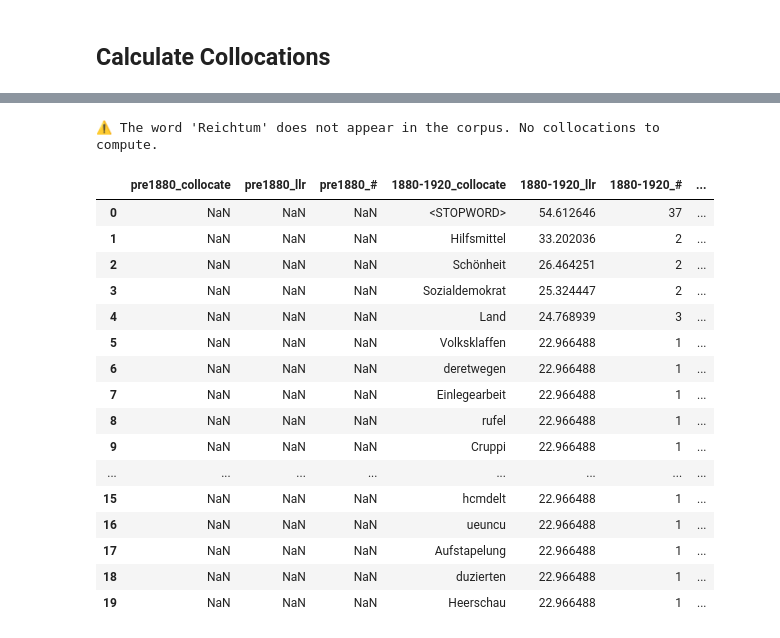
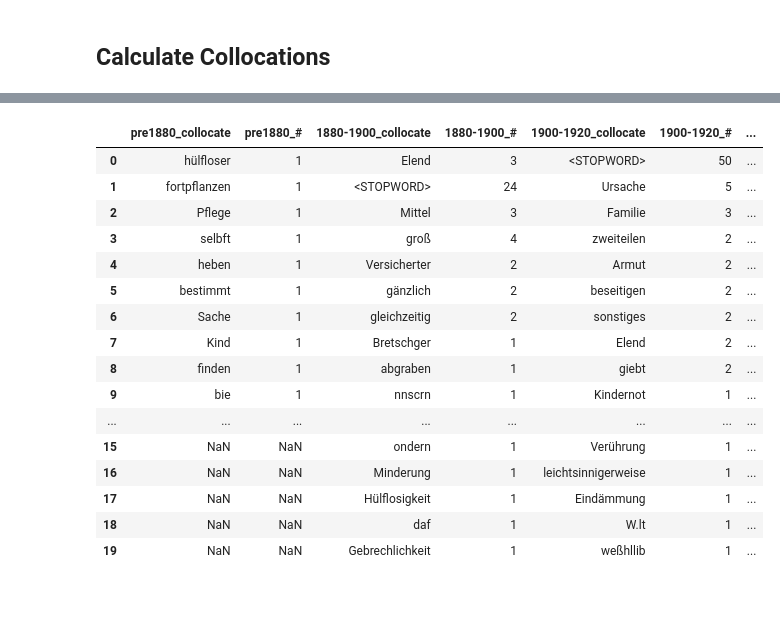
Before and after one commit to zentralbibliothek-zuerich/zblab-summerschool-2026, a Jupyter notebook: notebooks/03_frequency_and_keyness.ipynb, the cells around one changed output, grey strips where cells are left out. Cells and saved outputs as stored; diff of their text form; code cells hidden in the pictures; blank space fills up the shorter version.

```diff
--- a/notebooks/03_frequency_and_keyness.ipynb
+++ b/notebooks/03_frequency_and_keyness.ipynb
@@ -471,7 +479,7 @@ colloc_df
 # %%
 df_pre1920 = raw_df[raw_df["year"] < 1920]
 df_post1920 = raw_df[raw_df["year"] >= 1920]
-from typing import Literal
+from typing import List, Literal
 
 class CollocationComparer:
     def __init__(self, dfs: dict[str, pd.DataFrame], column: str, window: int = 5, mask_stopwords: bool = False):
@@ -485,10 +493,10 @@ class CollocationComparer:
             for name, df in dfs.items()
         }
 
-    def compare_collocations_for_word(self, node: str, metric: Literal["llr", "lr", "mi"] = "llr") -> pd.DataFrame:
+    def compare_collocations_for_word(self, node: str | List[str], metric: Literal["llr", "lr", "mi"] = "llr") -> pd.DataFrame:
         colloc_dfs = {}
         for name, engine in self.engines.items():
-            colloc_dfs[name] = engine.get_collocations_for_word(node)
+            colloc_dfs[name] = engine.get_collocations_for_word(node, metric=metric)
 
         col_names = []
         col_names.append("Rank")
@@ -499,41 +507,39 @@ class CollocationComparer:
         comparison_df = pd.DataFrame()
 
         for name, colloc_df in colloc_dfs.items():
-            colloc_df = colloc_df.sort_values(by=metric, ascending=False).head(20)
+            colloc_df = colloc_df.sort_values(by="metric", ascending=False).head(20)
             colloc_df = colloc_df.reset_index(drop=True)
-            colloc_df = colloc_df[[f"collocate", metric, "o_n_c"]]
-            colloc_df.columns = [f"{name}_collocate", f"{name}_{metric}", f"{name}_#"]
+            colloc_df = colloc_df[["collocate", "o_n_c"]]
+            colloc_df.columns = [f"{name}_collocate", f"{name}_#"]
             comparison_df = pd.concat([comparison_df, colloc_df], axis=1)
 
         return comparison_df
 
-
-
 dfs = {
     "pre1880": raw_df[raw_df["year"] < 1880],
-    "1880-1920": raw_df[(raw_df["year"] >= 1880) & (raw_df["year"] < 1920)],
+    "1880-1900": raw_df[(raw_df["year"] >= 1880) & (raw_df["year"] < 1900)],
+    "1900-1920": raw_df[(raw_df["year"] >= 1900) & (raw_df["year"] < 1920)],
     "post1920": raw_df[raw_df["year"] >= 1920],
 }
 
 comparer = CollocationComparer(dfs, column="lemmas", window=5, mask_stopwords=True)
-comparison_df = comparer.compare_collocations_for_word("Reichtum", metric="llr")
-comparison_df
-# %% [output]
-⚠️ The word 'Reichtum' does not appear in the corpus. No collocations to compute.
-|  | pre1880_collocate | pre1880_llr | pre1880_# | 1880-1920_collocate | 1880-1920_llr | 1880-1920_# | ... |
-| 0 | NaN | NaN | NaN | <STOPWORD> | 54.612646 | 37 | ... |
-| 1 | NaN | NaN | NaN | Hilfsmittel | 33.202036 | 2 | ... |
-| 2 | NaN | NaN | NaN | Schönheit | 26.464251 | 2 | ... |
-| 3 | NaN | NaN | NaN | Sozialdemokrat | 25.324447 | 2 | ... |
-| 4 | NaN | NaN | NaN | Land | 24.768939 | 3 | ... |
-| 5 | NaN | NaN | NaN | Volksklaffen | 22.966488 | 1 | ... |
-| 6 | NaN | NaN | NaN | deretwegen | 22.966488 | 1 | ... |
-| 7 | NaN | NaN | NaN | Einlegearbeit | 22.966488 | 1 | ... |
-| 8 | NaN | NaN | NaN | rufel | 22.966488 | 1 | ... |
-| 9 | NaN | NaN | NaN | Cruppi | 22.966488 | 1 | ... |
-| ... | ... | ... | ... | ... | ... | ... | ... |
-| 15 | NaN | NaN | NaN | hcmdelt | 22.966488 | 1 | ... |
-| 16 | NaN | NaN | NaN | ueuncu | 22.966488 | 1 | ... |
-| 17 | NaN | NaN | NaN | Aufstapelung | 22.966488 | 1 | ... |
-| 18 | NaN | NaN | NaN | duzierten | 22.966488 | 1 | ... |
-| 19 | NaN | NaN | NaN | Heerschau | 22.966488 | 1 | ... |
+# %%
+comparer.compare_collocations_for_word(["Armut"], metric="llr")
+# %% [output]
+|  | pre1880_collocate | pre1880_# | 1880-1900_collocate | 1880-1900_# | 1900-1920_collocate | 1900-1920_# | ... |
+| 0 | hülfloser | 1 | Elend | 3 | <STOPWORD> | 50 | ... |
+| 1 | fortpflanzen | 1 | <STOPWORD> | 24 | Ursache | 5 | ... |
+| 2 | Pflege | 1 | Mittel | 3 | Familie | 3 | ... |
+| 3 | selbft | 1 | groß | 4 | zweiteilen | 2 | ... |
+| 4 | heben | 1 | Versicherter | 2 | Armut | 2 | ... |
+| 5 | bestimmt | 1 | gänzlich | 2 | beseitigen | 2 | ... |
+| 6 | Sache | 1 | gleichzeitig | 2 | sonstiges | 2 | ... |
+| 7 | Kind | 1 | Bretschger | 1 | Elend | 2 | ... |
+| 8 | finden | 1 | abgraben | 1 | giebt | 2 | ... |
+| 9 | bie | 1 | nnscrn | 1 | Kindernot | 1 | ... |
+| ... | ... | ... | ... | ... | ... | ... | ... |
+| 15 | NaN | NaN | ondern | 1 | Verührung | 1 | ... |
+| 16 | NaN | NaN | Minderung | 1 | leichtsinnigerweise | 1 | ... |
+| 17 | NaN | NaN | Hülflosigkeit | 1 | Eindämmung | 1 | ... |
+| 18 | NaN | NaN | daf | 1 | W.lt | 1 | ... |
+| 19 | NaN | NaN | Gebrechlichkeit | 1 | weßhllib | 1 | ... |
```
Also changed, not shown: parts of 3 cells of this notebook.
